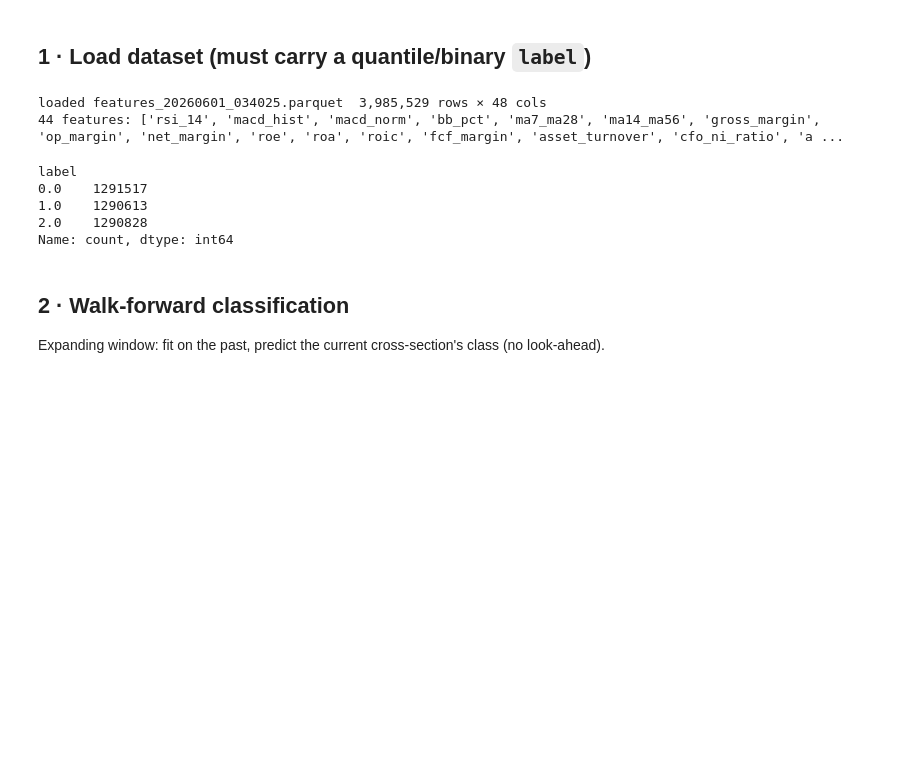
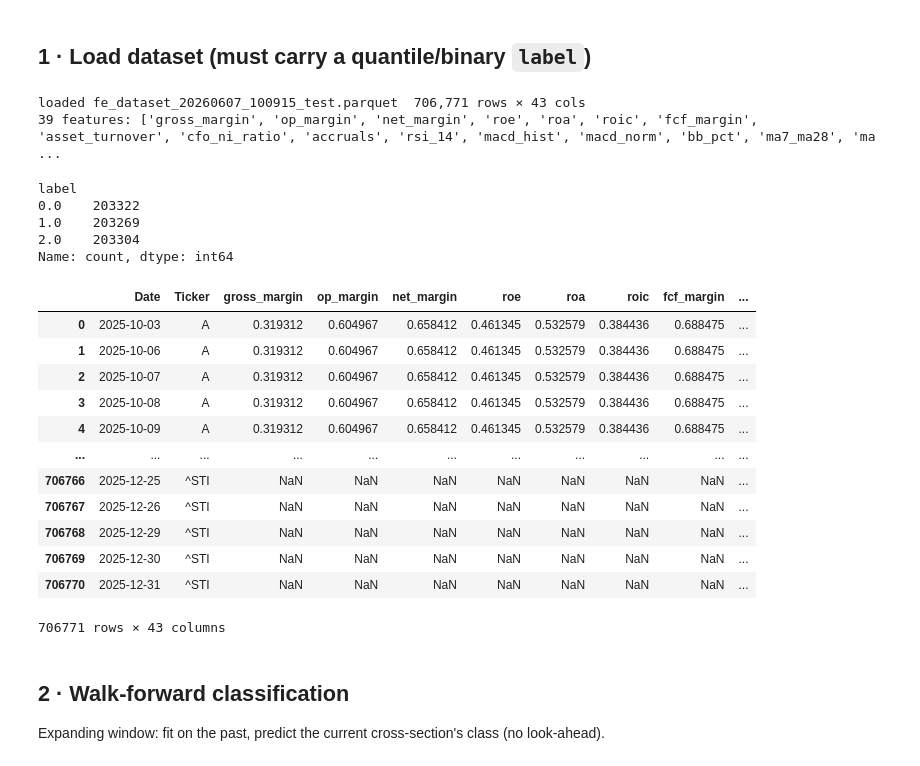
Before and after one commit to marcdumon/investment_research_platform, a Jupyter notebook: notebooks/baseline_classifier.ipynb, the cells around one changed output. Saved outputs shown, nothing was run; the diff lists cells and outputs as text; code cells hidden in the pictures; blank space fills up the shorter version.

```diff
--- a/notebooks/baseline_classifier.ipynb
+++ b/notebooks/baseline_classifier.ipynb
@@ -26,17 +39,36 @@ clf.list_exports()        # row 0 = newest — set EXPORT_PATH to pick a differe
 # %% [markdown]
 ## 1 · Load dataset (must carry a quantile/binary `label`)
 # %%
+EXPORT_PATH = 'fe_dataset_20260607_100915_test.parquet'        # None = most recent; or: clf.list_exports().iloc[1]['file']
+
+
 df, features = clf.load_export(EXPORT_PATH, feature_cols=FEATURE_COLS, target='label')
 print(len(features), 'features:', features)
 df['label'].value_counts().sort_index()
 # %% [output]
-loaded features_20260601_034025.parquet  3,985,529 rows × 48 cols
-44 features: ['rsi_14', 'macd_hist', 'macd_norm', 'bb_pct', 'ma7_ma28', 'ma14_ma56', 'gross_margin', 'op_margin', 'net_margin', 'roe', 'roa', 'roic', 'fcf_margin', 'asset_turnover', 'cfo_ni_ratio', 'a ...
+loaded fe_dataset_20260607_100915_test.parquet  706,771 rows × 43 cols
+39 features: ['gross_margin', 'op_margin', 'net_margin', 'roe', 'roa', 'roic', 'fcf_margin', 'asset_turnover', 'cfo_ni_ratio', 'accruals', 'rsi_14', 'macd_hist', 'macd_norm', 'bb_pct', 'ma7_ma28', 'ma ...
 label
-0.0    1291517
-1.0    1290613
-2.0    1290828
+0.0    203322
+1.0    203269
+2.0    203304
 Name: count, dtype: int64
+# %%
+df
+# %% [output]
+|  | Date | Ticker | gross_margin | op_margin | net_margin | roe | roa | roic | fcf_margin | ... |
+| 0 | 2025-10-03 | A | 0.319312 | 0.604967 | 0.658412 | 0.461345 | 0.532579 | 0.384436 | 0.688475 | ... |
+| 1 | 2025-10-06 | A | 0.319312 | 0.604967 | 0.658412 | 0.461345 | 0.532579 | 0.384436 | 0.688475 | ... |
+| 2 | 2025-10-07 | A | 0.319312 | 0.604967 | 0.658412 | 0.461345 | 0.532579 | 0.384436 | 0.688475 | ... |
+| 3 | 2025-10-08 | A | 0.319312 | 0.604967 | 0.658412 | 0.461345 | 0.532579 | 0.384436 | 0.688475 | ... |
+| 4 | 2025-10-09 | A | 0.319312 | 0.604967 | 0.658412 | 0.461345 | 0.532579 | 0.384436 | 0.688475 | ... |
+| ... | ... | ... | ... | ... | ... | ... | ... | ... | ... | ... |
+| 706766 | 2025-12-25 | ^STI | NaN | NaN | NaN | NaN | NaN | NaN | NaN | ... |
+| 706767 | 2025-12-26 | ^STI | NaN | NaN | NaN | NaN | NaN | NaN | NaN | ... |
+| 706768 | 2025-12-29 | ^STI | NaN | NaN | NaN | NaN | NaN | NaN | NaN | ... |
+| 706769 | 2025-12-30 | ^STI | NaN | NaN | NaN | NaN | NaN | NaN | NaN | ... |
+| 706770 | 2025-12-31 | ^STI | NaN | NaN | NaN | NaN | NaN | NaN | NaN | ... |
+706771 rows × 43 columns
 # %% [markdown]
 ## 2 · Walk-forward classification
 Expanding window: fit on the past, predict the current cross-section's class (no look-ahead).
```
Also changed, not shown: parts of 2 cells of this notebook, 3 other files.
